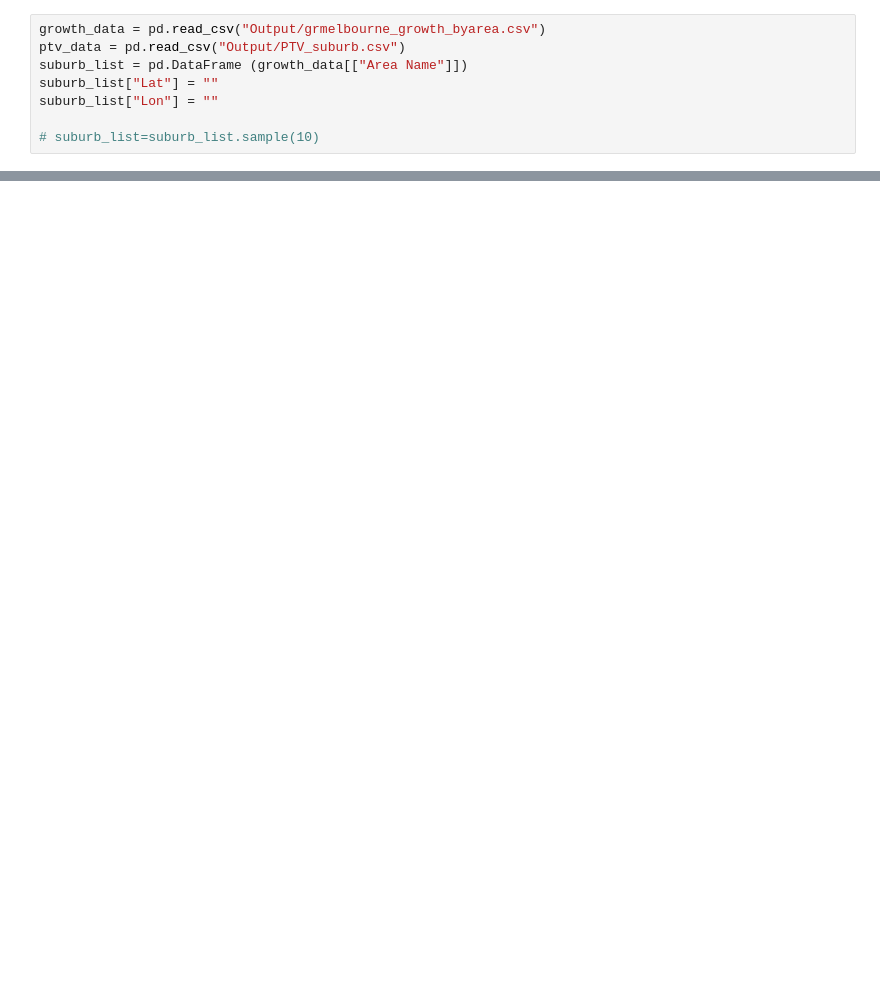
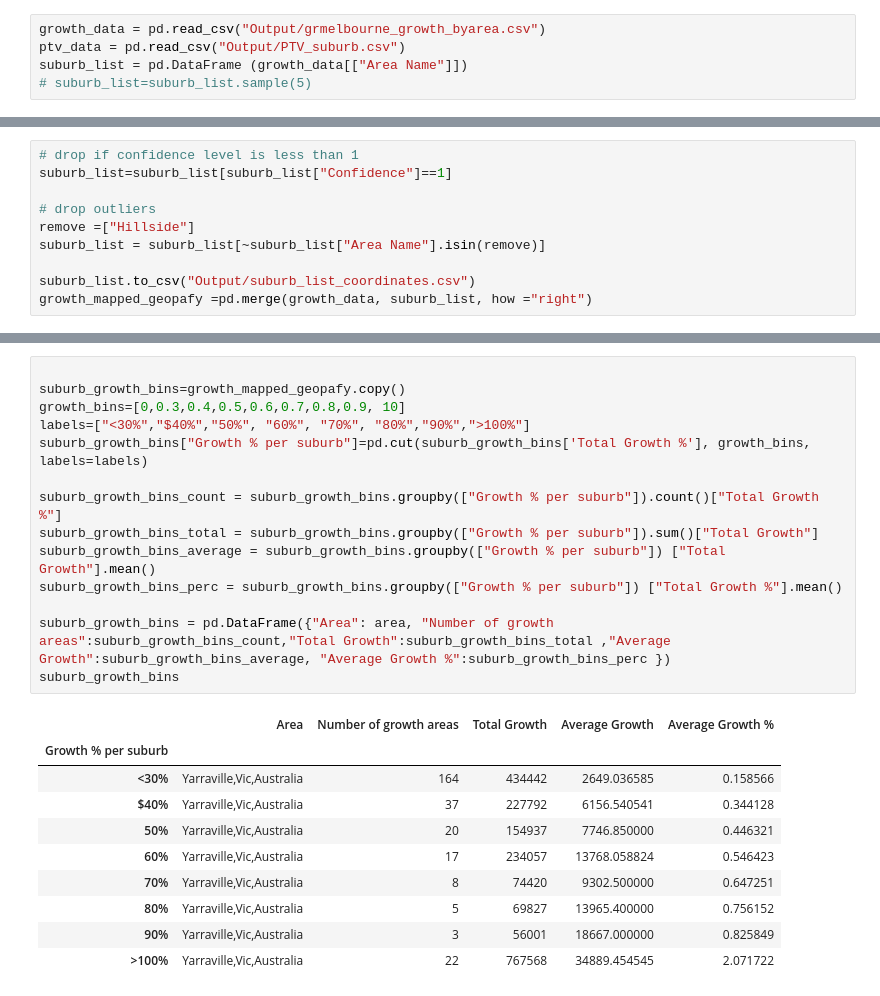
Before and after one commit to Reinierandrew/vic_public_transport, a Jupyter notebook: growth_data_coordinates.ipynb, the cells around one changed output, grey strips where cells are left out. Drawn from its saved outputs; the diff is of its cells as text; blank space fills up the shorter version.

```diff
--- a/growth_data_coordinates.ipynb
+++ b/growth_data_coordinates.ipynb
@@ -9,10 +12,7 @@ from config import geoapify_key
 growth_data = pd.read_csv("Output/grmelbourne_growth_byarea.csv")
 ptv_data = pd.read_csv("Output/PTV_suburb.csv")
 suburb_list = pd.DataFrame (growth_data[["Area Name"]])
-suburb_list["Lat"] = ""
-suburb_list["Lon"] = ""
-
-# suburb_list=suburb_list.sample(10)
+# suburb_list=suburb_list.sample(5)
 # %%
 base_url = "https://api.geoapify.com/v1/geocode/search"
 params = {
@@ -50,0 +64,10 @@ Coordinates for Box Hill,Vic,Australia fetched...
+# %%
+# drop if confidence level is less than 1
+suburb_list=suburb_list[suburb_list["Confidence"]==1]
+
+# drop outliers
+remove =["Hillside"]
+suburb_list = suburb_list[~suburb_list["Area Name"].isin(remove)]
+
+suburb_list.to_csv("Output/suburb_list_coordinates.csv")
+growth_mapped_geopafy =pd.merge(growth_data, suburb_list, how ="right")
@@ -50,0 +101,25 @@ Coordinates for Box Hill,Vic,Australia fetched...
+# %%
+
+suburb_growth_bins=growth_mapped_geopafy.copy()
+growth_bins=[0,0.3,0.4,0.5,0.6,0.7,0.8,0.9, 10]
+labels=["<30%","$40%","50%", "60%", "70%", "80%","90%",">100%"]
+suburb_growth_bins["Growth % per suburb"]=pd.cut(suburb_growth_bins['Total Growth %'], growth_bins, labels=labels)
+
+suburb_growth_bins_count = suburb_growth_bins.groupby(["Growth % per suburb"]).count()["Total Growth %"]
+suburb_growth_bins_total = suburb_growth_bins.groupby(["Growth % per suburb"]).sum()["Total Growth"]
+suburb_growth_bins_average = suburb_growth_bins.groupby(["Growth % per suburb"]) ["Total Growth"].mean()
+suburb_growth_bins_perc = suburb_growth_bins.groupby(["Growth % per suburb"]) ["Total Growth %"].mean()
+
+suburb_growth_bins = pd.DataFrame({"Area": area, "Number of growth areas":suburb_growth_bins_count,"Total Growth":suburb_growth_bins_total ,"Average Growth":suburb_growth_bins_average, "Average Growth %":suburb_growth_bins_perc })
+suburb_growth_bins
+# %% [output]
+|  | Area | Number of growth areas | Total Growth | Average Growth | Average Growth % |
+| Growth % per suburb |  |  |  |  |  |
+| <30% | Yarraville,Vic,Australia | 164 | 434442 | 2649.036585 | 0.158566 |
+| $40% | Yarraville,Vic,Australia | 37 | 227792 | 6156.540541 | 0.344128 |
+| 50% | Yarraville,Vic,Australia | 20 | 154937 | 7746.850000 | 0.446321 |
+| 60% | Yarraville,Vic,Australia | 17 | 234057 | 13768.058824 | 0.546423 |
+| 70% | Yarraville,Vic,Australia | 8 | 74420 | 9302.500000 | 0.647251 |
+| 80% | Yarraville,Vic,Australia | 5 | 69827 | 13965.400000 | 0.756152 |
+| 90% | Yarraville,Vic,Australia | 3 | 56001 | 18667.000000 | 0.825849 |
+| >100% | Yarraville,Vic,Australia | 22 | 767568 | 34889.454545 | 2.071722 |
```
Also changed, not shown: parts of 5 cells of this notebook, 2 other files.
